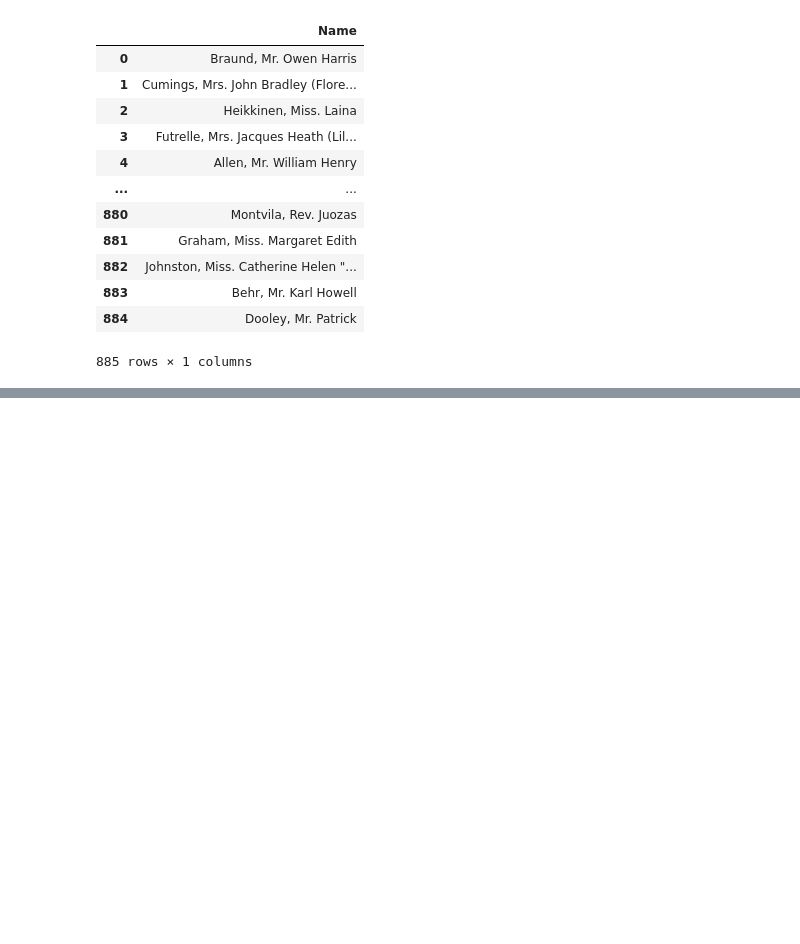
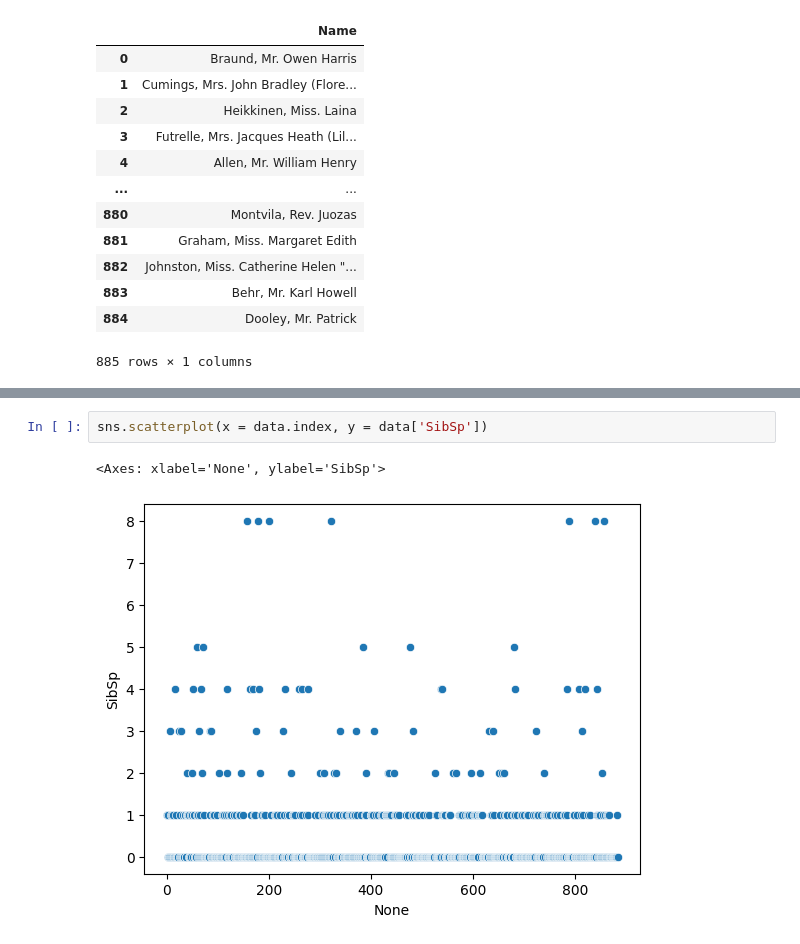
Before and after one commit to Chankyu99/ModuLABS, a Jupyter notebook: 02_DataPreprocessing/01_DataCleaning.ipynb, the cells around one changed output, grey strips where cells are left out. Saved outputs shown, nothing was run; the diff lists cells and outputs as text; blank space fills up the shorter version.

```diff
--- a/02_DataPreprocessing/01_DataCleaning.ipynb
+++ b/02_DataPreprocessing/01_DataCleaning.ipynb
@@ -135,0 +543,5 @@ data[data.duplicated()]
+# %%
+sns.scatterplot(x = data.index, y = data['SibSp'])
+# %% [output]
+<Axes: xlabel='None', ylabel='SibSp'>
+[figure, added]
```
Also changed, not shown: parts of 101 cells of this notebook.
